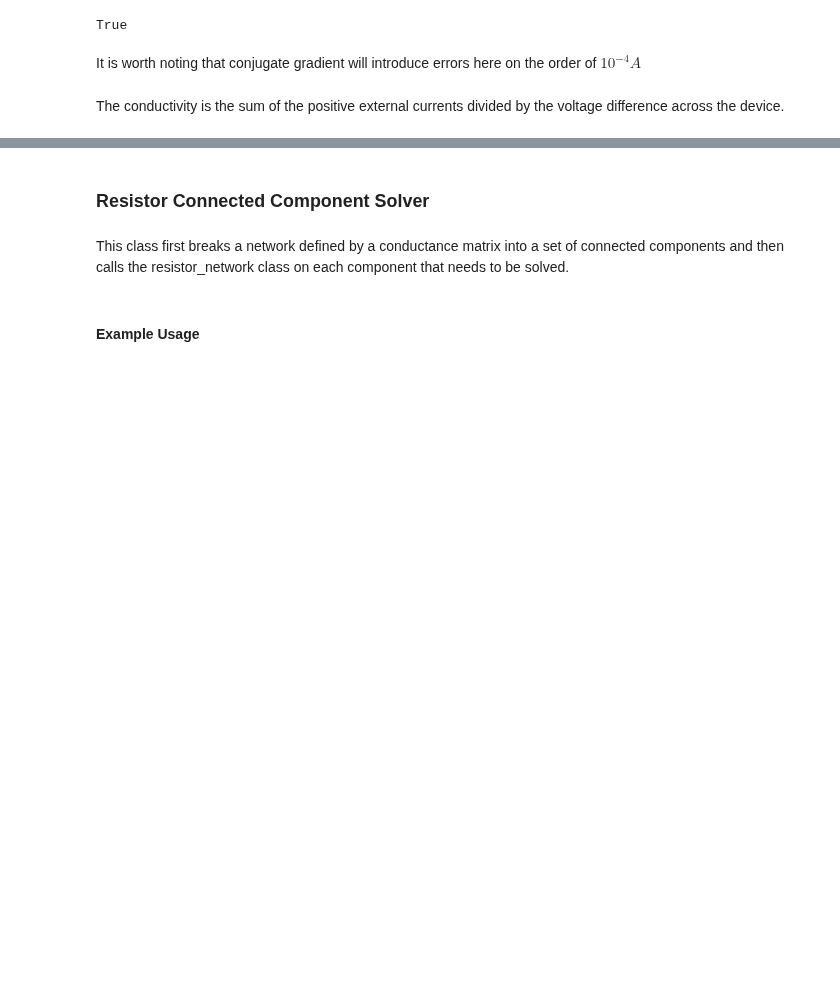
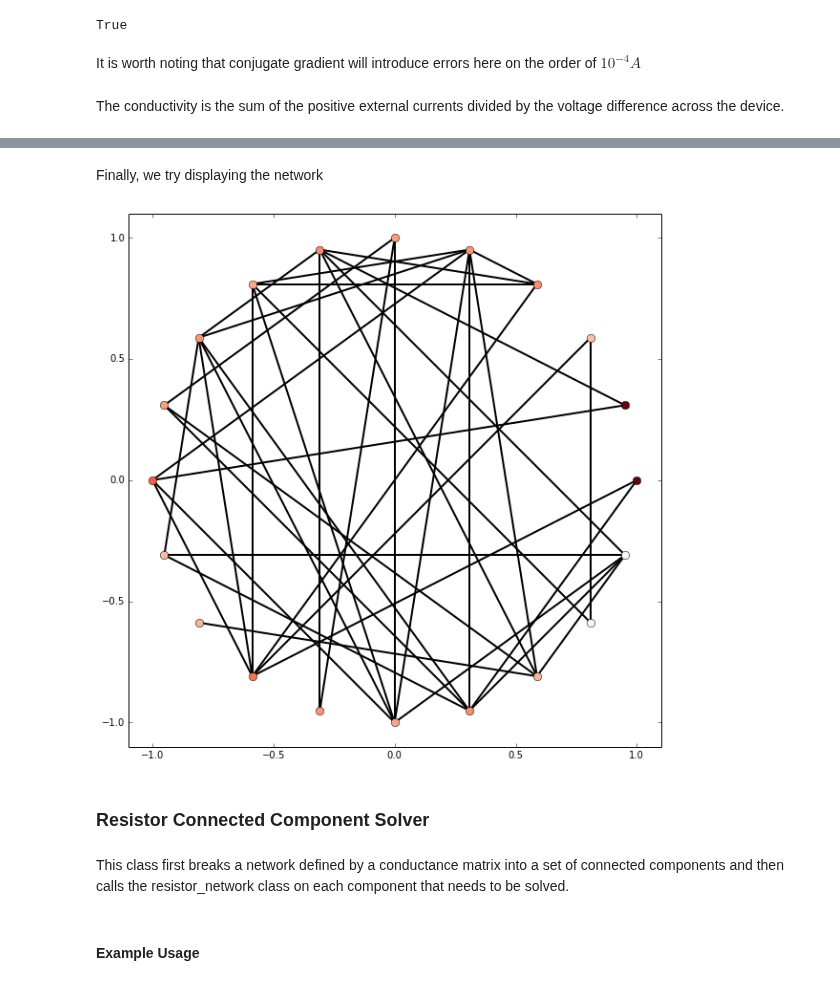
Before and after one commit to forrestsheldon/memNets, a Jupyter notebook: Resistor_Networks_V2.ipynb, the cells around one changed output, grey strips where cells are left out. Saved outputs shown, nothing was run; the diff lists cells and outputs as text; code cells hidden in the pictures; blank space fills up the shorter version.

Commit message:
Added display_network method to resistor networks that shows a graph as a ring with resistors connecting it

```diff
--- a/Resistor_Networks_V2.ipynb
+++ b/Resistor_Networks_V2.ipynb
@@ -140,16 +215,11 @@ class ResistorNetwork(object):
 #### Example Usage
 # %%
 # Create some initial parameters to use
-num_nodes = 100
-S = np.random.rand(num_nodes, num_nodes)
-S[S>0.6] = 1
-S[S<=0.6] = 0
-S[range(num_nodes), range(num_nodes)] = 0
-G = sparse.csr_matrix(S + S.T)
-nodes, tmp = G.shape
+num_nodes = 20
+G = gen_adj.random_graph(num_nodes, 0.25, undirected=True)
 v_external = np.empty(num_nodes) * np.nan
-v_external[0:10] = 1
-v_external[-10:] = 0
+v_external[0:2] = 1
+v_external[-2:] = 0
 # %%
 Rnet = ResistorNetwork(G, v_external)
 L = Rnet.graph_laplacian()
@@ -197,3 +263,10 @@ Rnet.conductivity()
+# %% [markdown]
+Finally, we try displaying the network
+# %%
+fig, ax = plt.subplots(figsize=(10, 10))
+Rnet.display_network(ax, 'voltage', nodesize=8)
+# %% [output]
+[figure, added]
 # %% [markdown]
 ### Resistor Connected Component Solver
 # %% [markdown]
```
Also changed, not shown: parts of 13 cells of this notebook, 3 other files.
